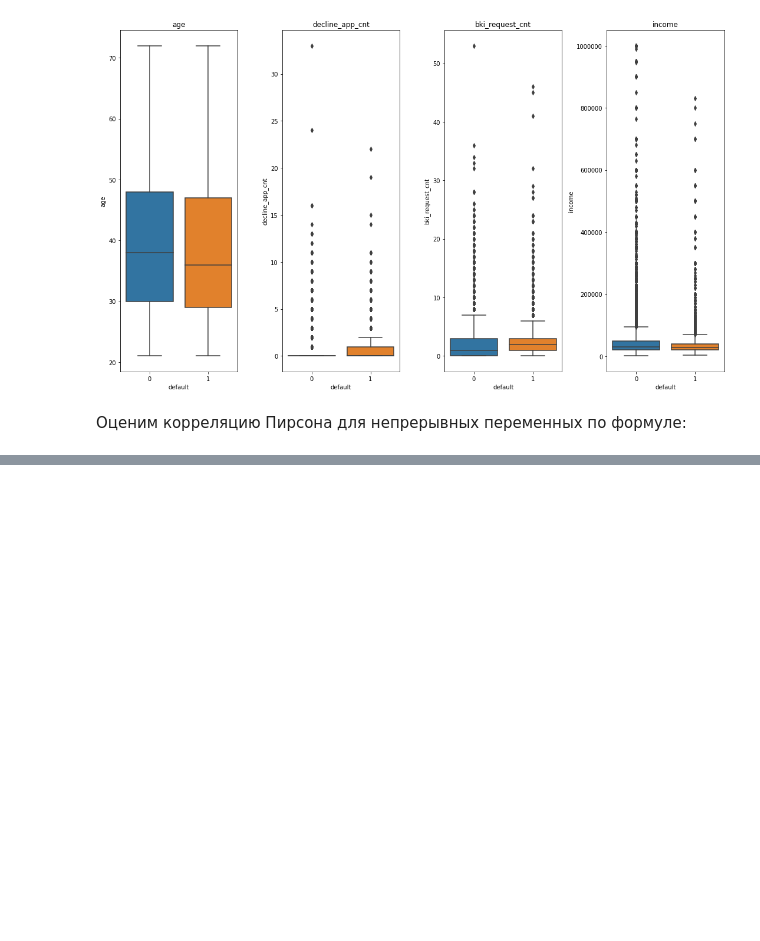
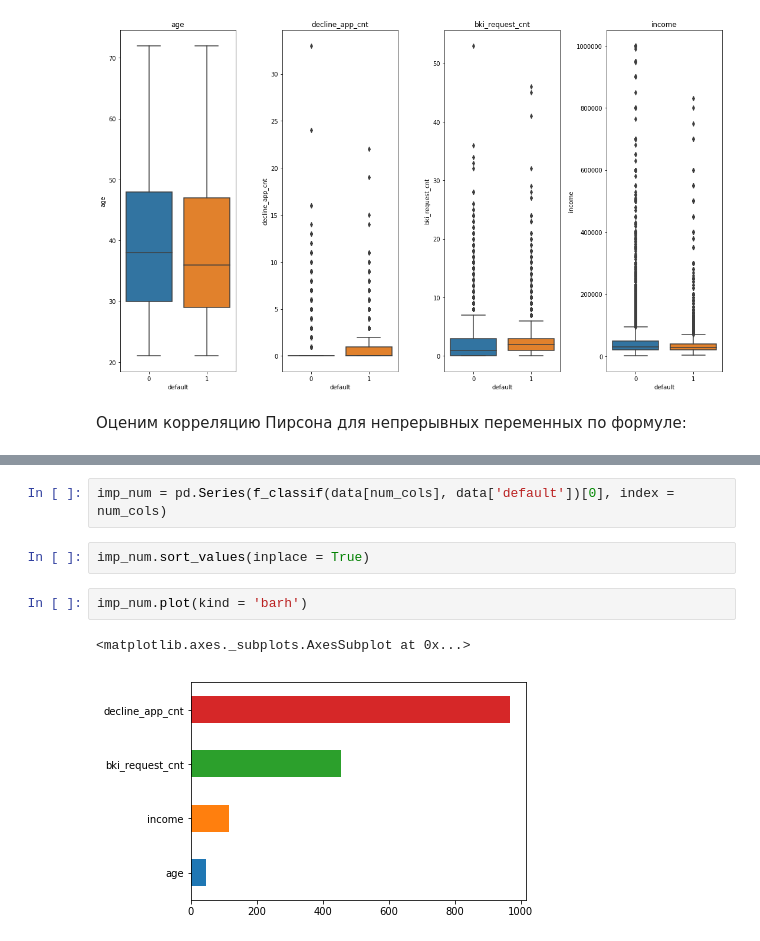
Before and after one commit to Urusut/IvanovDmitryV, a Jupyter notebook: Unit_5/Pre_Project_4.ipynb, the cells around one changed output, grey strips where cells are left out. Saved outputs shown, nothing was run; the diff lists cells and outputs as text; blank space fills up the shorter version.

```diff
--- a/Unit_5/Pre_Project_4.ipynb
+++ b/Unit_5/Pre_Project_4.ipynb
@@ -186,0 +193,9 @@ plt.tight_layout()
+# %%
+imp_num = pd.Series(f_classif(data[num_cols], data['default'])[0], index = num_cols)
+# %%
+imp_num.sort_values(inplace = True)
+# %%
+imp_num.plot(kind = 'barh')
+# %% [output]
+<matplotlib.axes._subplots.AxesSubplot at 0x...>
+[figure, added]
```
Also changed, not shown: parts of 18 cells of this notebook, 1 other file.
